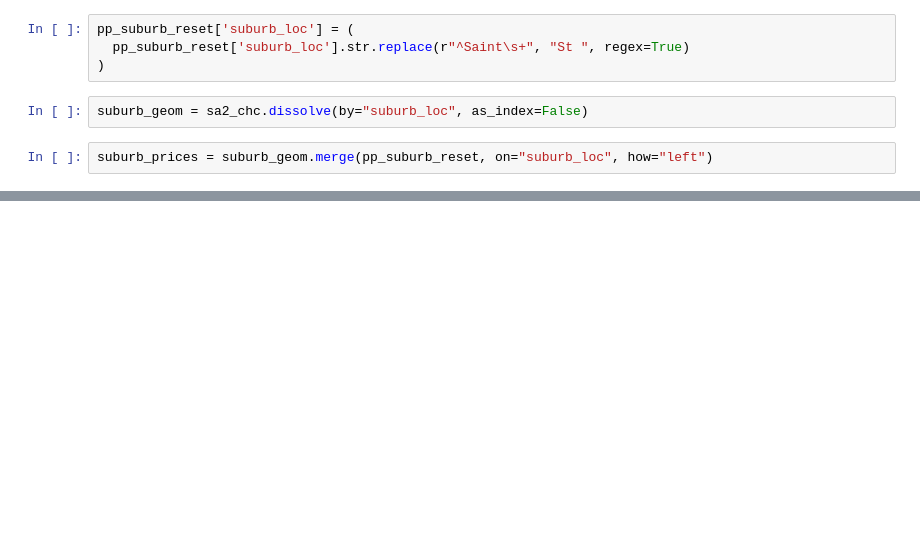
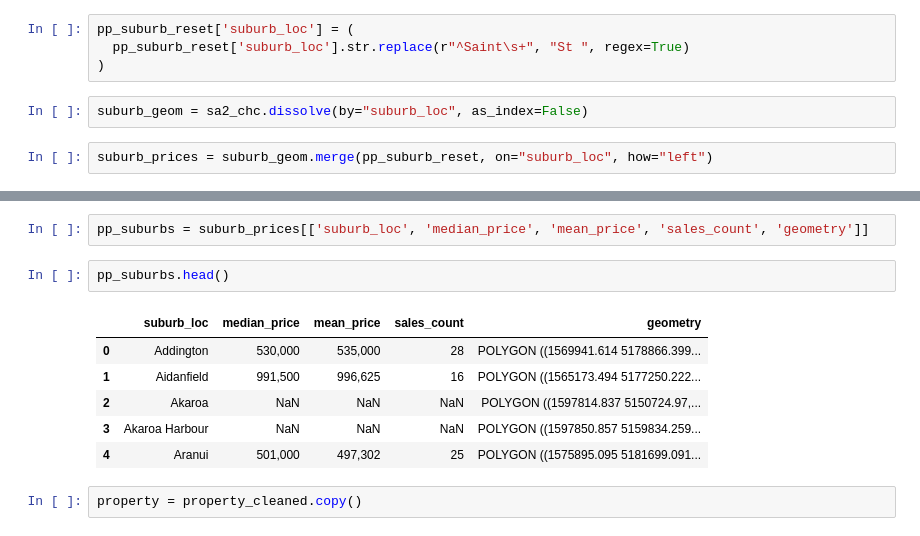
Before and after one commit to shrestha-rujal/chc-property-prices, a Jupyter notebook: property-prices.ipynb, the cells around one changed output, grey strips where cells are left out. Cells and saved outputs as stored; diff of their text form; blank space fills up the shorter version.

```diff
--- a/property-prices.ipynb
+++ b/property-prices.ipynb
@@ -127,0 +64,13 @@ https://tools.ietf.org/html/rfc7946#page-9
+# %%
+pp_suburbs = suburb_prices[['suburb_loc', 'median_price', 'mean_price', 'sales_count', 'geometry']]
+# %%
+pp_suburbs.head()
+# %% [output]
+|  | suburb_loc | median_price | mean_price | sales_count | geometry |
+| 0 | Addington | 530,000 | 535,000 | 28 | POLYGON ((1569941.614 5178866.399... |
+| 1 | Aidanfield | 991,500 | 996,625 | 16 | POLYGON ((1565173.494 5177250.222... |
+| 2 | Akaroa | NaN | NaN | NaN | POLYGON ((1597814.837 5150724.97,... |
+| 3 | Akaroa Harbour | NaN | NaN | NaN | POLYGON ((1597850.857 5159834.259... |
+| 4 | Aranui | 501,000 | 497,302 | 25 | POLYGON ((1575895.095 5181699.091... |
+# %%
+property = property_cleaned.copy()
```
Also changed, not shown: parts of 16 cells of this notebook, 6 other files.
